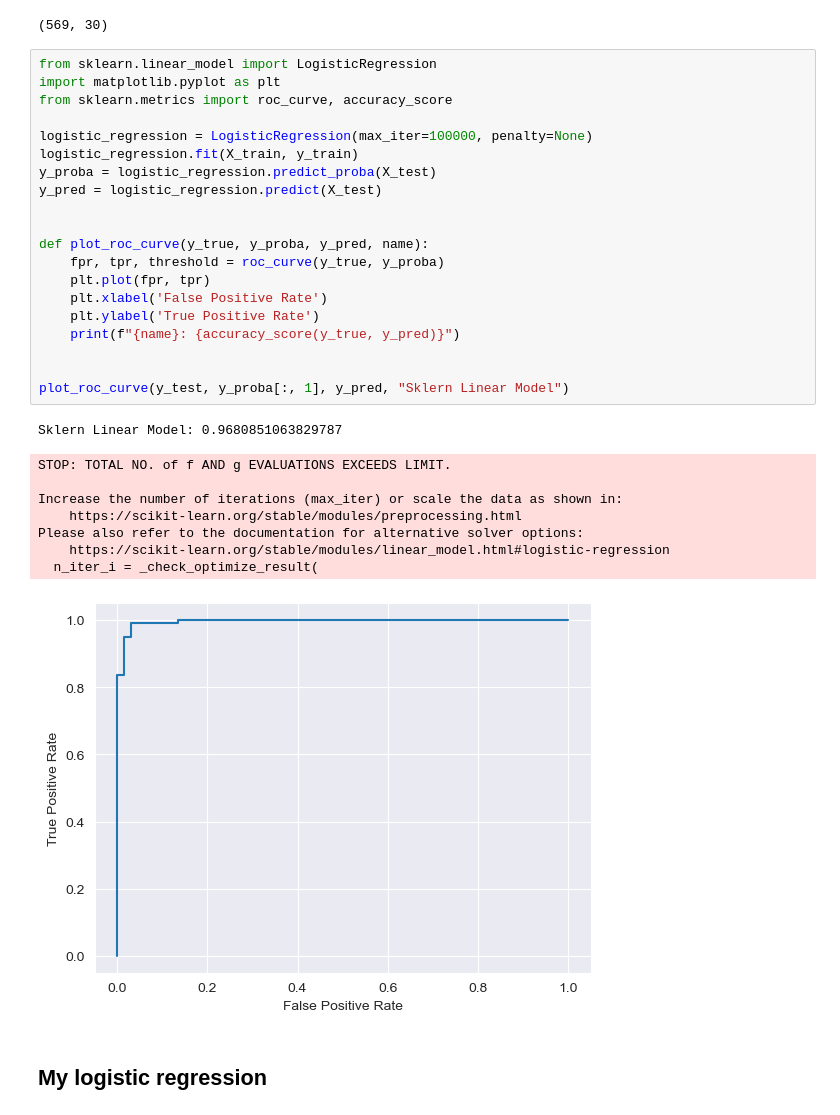
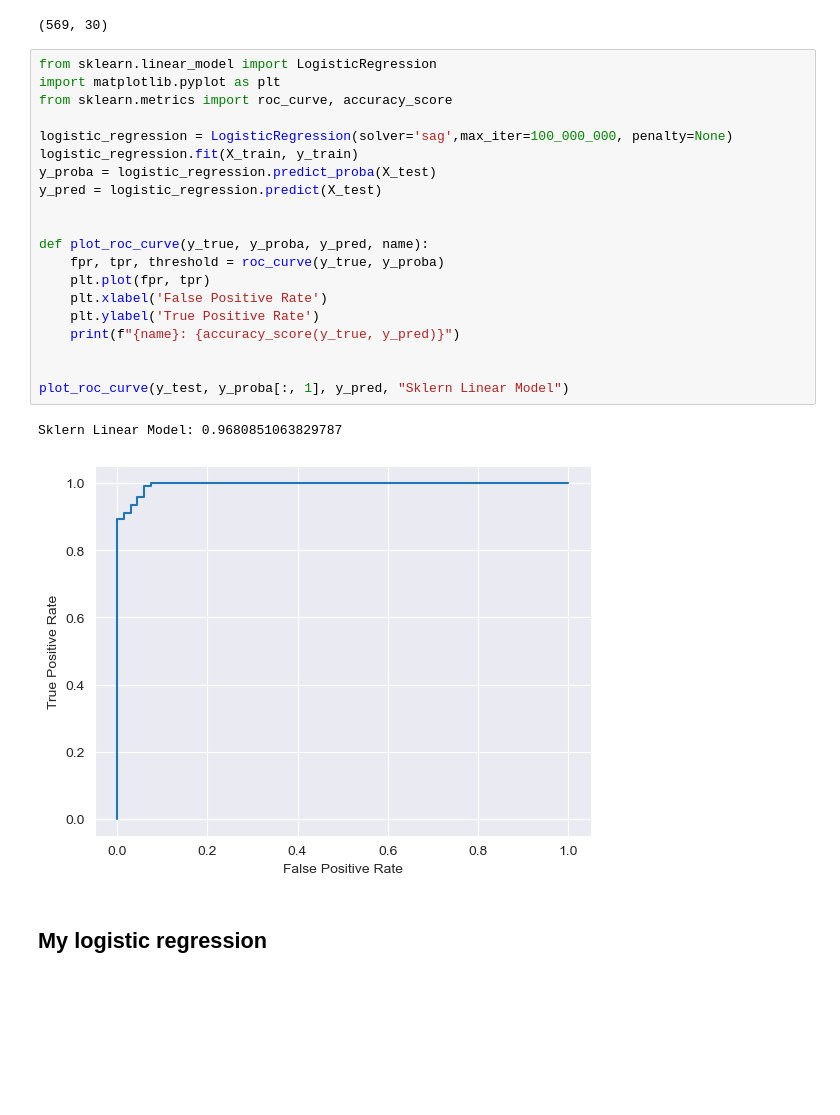
Before and after one commit to cinekele/aml_projects, a Jupyter notebook: project 1 - IRLS/comparision.ipynb, the cells around one changed output. Saved outputs shown, nothing was run; the diff lists cells and outputs as text; blank space fills up the shorter version.

```diff
--- a/project 1 - IRLS/comparision.ipynb
+++ b/project 1 - IRLS/comparision.ipynb
@@ -19,33 +19,26 @@ X.shape
 # %%
 from sklearn.linear_model import LogisticRegression
 import matplotlib.pyplot as plt
 from sklearn.metrics import roc_curve, accuracy_score
 
-logistic_regression = LogisticRegression(max_iter=100000, penalty=None)
+logistic_regression = LogisticRegression(solver='sag',max_iter=100_000_000, penalty=None)
 logistic_regression.fit(X_train, y_train)
 y_proba = logistic_regression.predict_proba(X_test)
 y_pred = logistic_regression.predict(X_test)
 
 
 def plot_roc_curve(y_true, y_proba, y_pred, name):
     fpr, tpr, threshold = roc_curve(y_true, y_proba)
     plt.plot(fpr, tpr)
     plt.xlabel('False Positive Rate')
     plt.ylabel('True Positive Rate')
     print(f"{name}: {accuracy_score(y_true, y_pred)}")
 
 
 plot_roc_curve(y_test, y_proba[:, 1], y_pred, "Sklern Linear Model")
 # %% [output]
 Sklern Linear Model: 0.9680851063829787
-STOP: TOTAL NO. of f AND g EVALUATIONS EXCEEDS LIMIT.
-
-Increase the number of iterations (max_iter) or scale the data as shown in:
-    https://scikit-learn.org/stable/modules/preprocessing.html
-Please also refer to the documentation for alternative solver options:
-    https://scikit-learn.org/stable/modules/linear_model.html#logistic-regression
-  n_iter_i = _check_optimize_result(
-[figure, old version]
+[figure, new version]
 # %% [markdown]
 ## My logistic regression
 # %%
```
Also changed, not shown: parts of 2 cells of this notebook, 2 other files.
